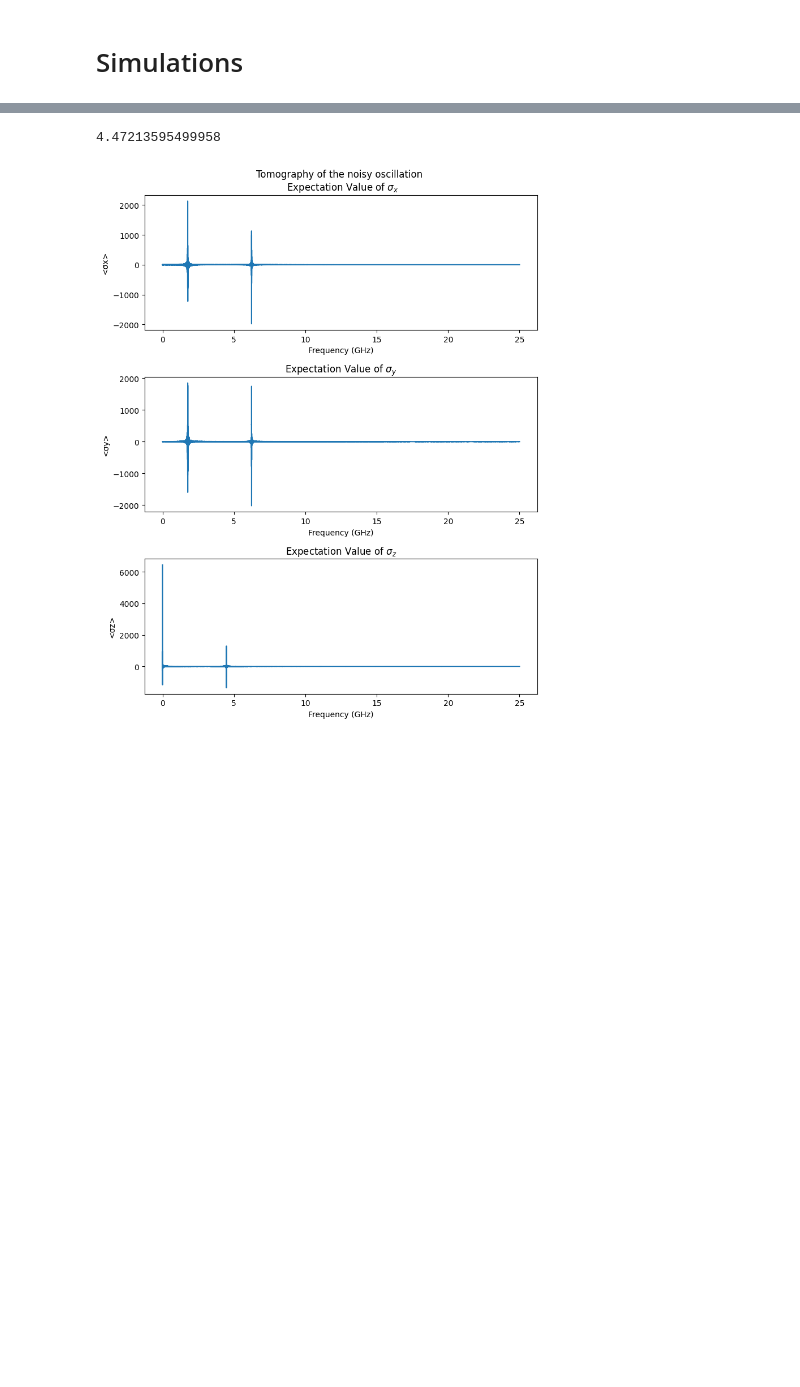
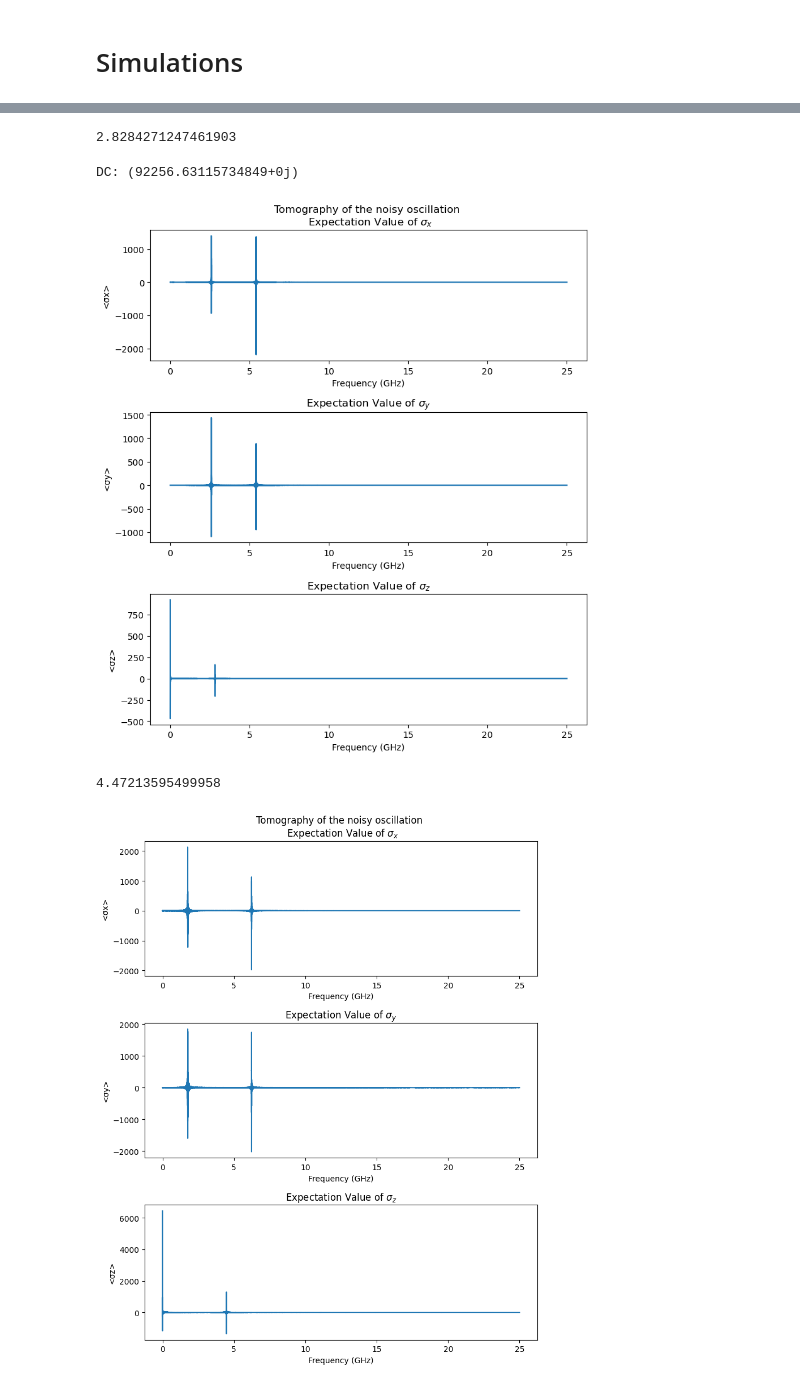
Before and after one commit to Danielgb23/superconducting_qubit_3, a Jupyter notebook: qubit_tls_white_noise.ipynb, the cells around one changed output, grey strips where cells are left out. Drawn from its saved outputs; the diff is of its cells as text; code cells hidden in the pictures; blank space fills up the shorter version.

```diff
--- a/qubit_tls_white_noise.ipynb
+++ b/qubit_tls_white_noise.ipynb
@@ -311,3 +358,28 @@ Fitted f0 2.83 GHz
+# %%
+# parameters
+
+g=1*2*np.pi #coupling between qubit and tls [GHz.rad]
+#Qubit
+wq0=3*2*np.pi #qubit resonance frequency [GHz.rad]
+T1_0=10000 #relaxation time [ns]
+T2_0=150 #dephasing time [ns]
+Ed0=0.128*2*np.pi #driving energy [GHz.rad]
+
+#TLS
+wq1=5*2*np.pi #tls resonance frequency [GHz.rad]
+T1_1=10000 #relaxation time [ns]
+T2_1=1000 #dephasing time [ns]
+
+peak=np.sqrt((wq1-wq0)**2+4*g**2)/2/np.pi
+print(peak)
+t, res = simulation( g, wq0, T1_0, T2_0, wq1, T1_1, T2_1, Ed0=Ed0)
+# %% [output]
+2.8284271247461903
+# %%
+plot_fft_tomography(t, res.expect)
+# %% [output]
+DC: (92256.63115734849+0j)
+[figure, added]
 # %%
 # parameters
 
```
Also changed, not shown: parts of 10 cells of this notebook, 1 other file.
